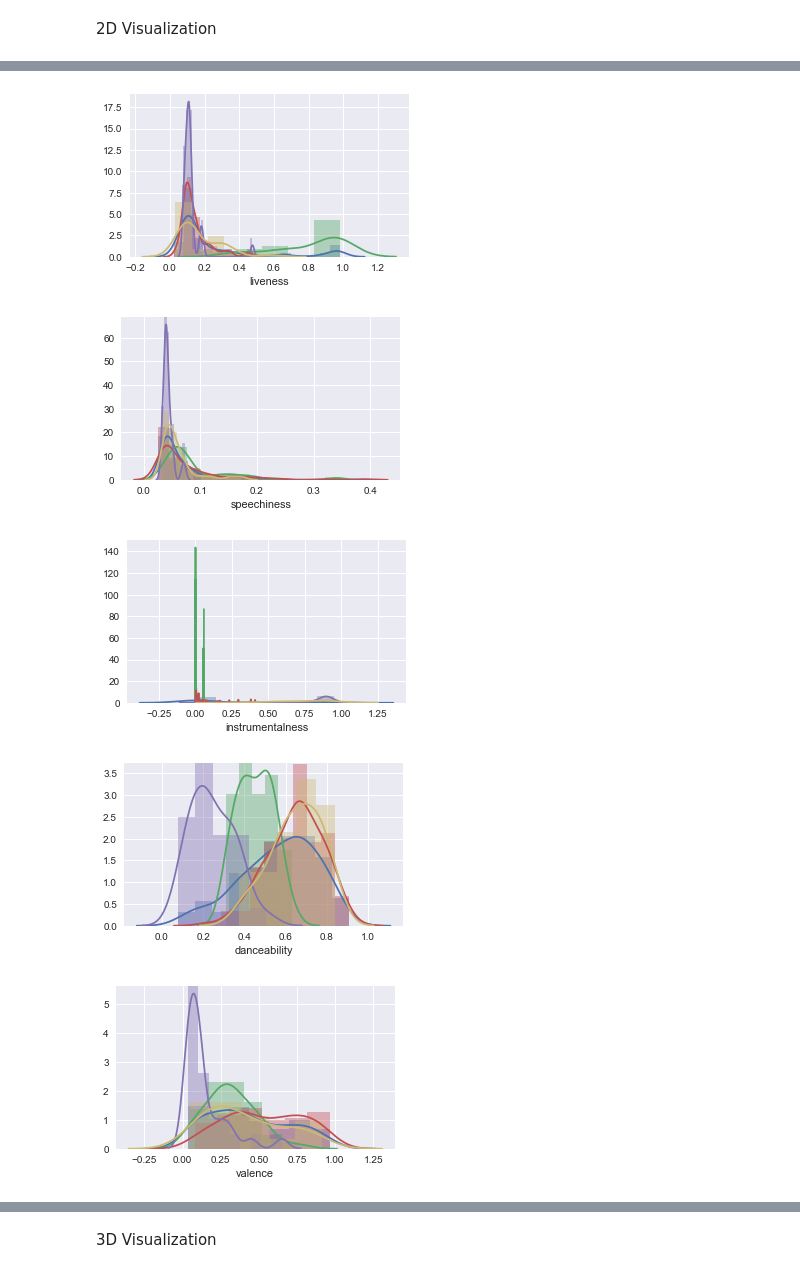
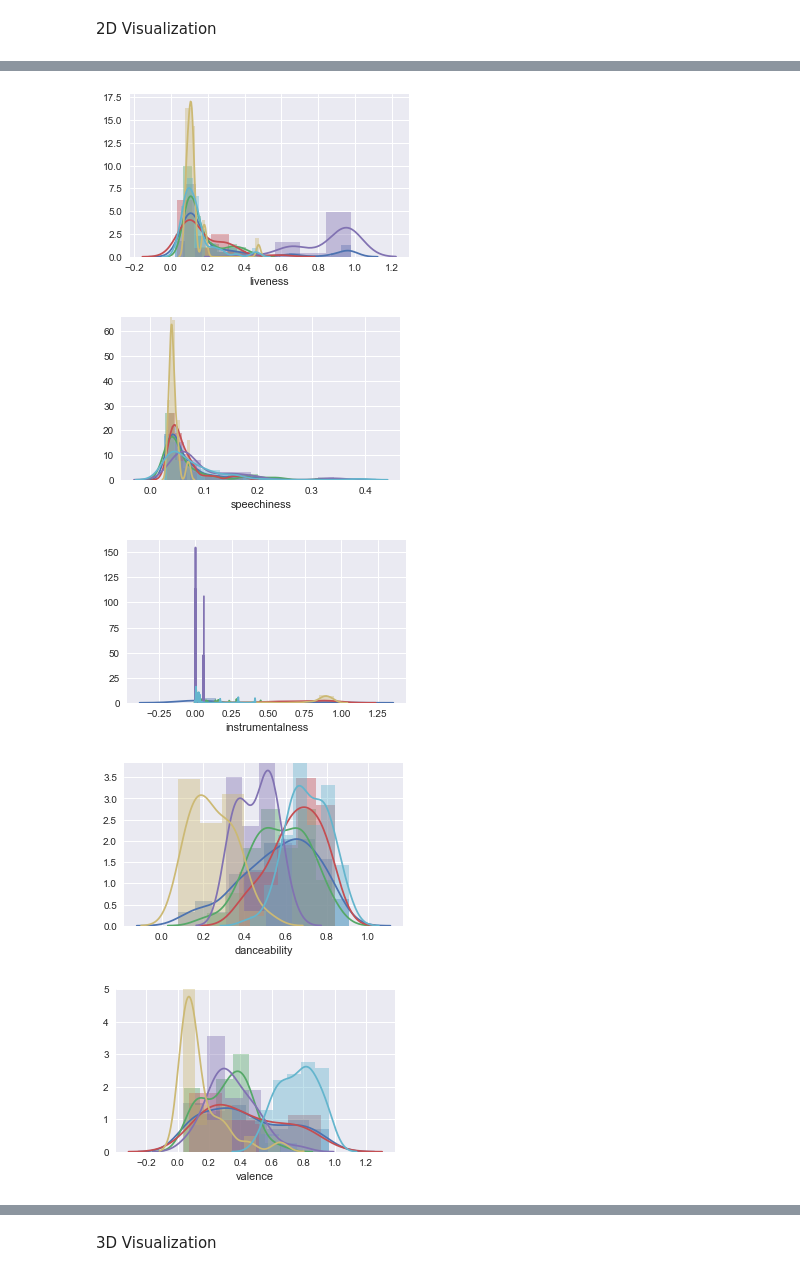
Before and after one commit to ie-mcsbt-team-c/spotify-clustering, a Jupyter notebook: Spotify Presentation.ipynb, the cells around one changed output, grey strips where cells are left out. Saved outputs shown, nothing was run; the diff lists cells and outputs as text; code cells hidden in the pictures.

```diff
--- a/Spotify Presentation.ipynb
+++ b/Spotify Presentation.ipynb
@@ -80,4 +80,4 @@ all_feats.select_dtypes(include= 'number').head(5)
 # EXPLORATION
 # %%
 all_feats.describe()
-all_feats = all_feats.drop("Unnamed: 0", axis = 1)
+#all_feats = all_feats.drop("Unnamed: 0", axis = 1)
@@ -334,7 +348,7 @@ For n_clusters = 6 The average silhouette_score is : 0.34366264241003364
 ValueError: shape mismatch: objects cannot be broadcast to a single shape
 [figure]
 # %%
-model = KMeans(n_clusters=4, init="k-means++", n_init=10, precompute_distances = True).fit(audio_array_scaled)
+model = KMeans(n_clusters=5, init="k-means++", n_init=10, precompute_distances = True).fit(audio_array_scaled)
 labels = model.fit_predict(audio_array_scaled)
 # %% [markdown]
 # VISUALIZATION
@@ -362,6 +376,8 @@ c1= audiofeats.loc[audiofeats['cluster'] == 0]
 c2= audiofeats.loc[audiofeats['cluster'] == 1]
 c3= audiofeats.loc[audiofeats['cluster'] == 2]
 c4= audiofeats.loc[audiofeats['cluster'] == 3]
+c5= audiofeats.loc[audiofeats['cluster'] == 4]
+
 
 import warnings; warnings.simplefilter('ignore')
 
@@ -372,6 +388,7 @@ sns.distplot(c1['energy'])
 sns.distplot(c2['energy'])
 sns.distplot(c3['energy'])
 sns.distplot(c4['energy'])
+sns.distplot(c5['energy'])
 plt.show()
 
 sns.distplot(audiofeats['liveness'])
@@ -379,6 +396,7 @@ sns.distplot(c1['liveness'])
 sns.distplot(c2['liveness'])
 sns.distplot(c3['liveness'])
 sns.distplot(c4['liveness'])
+sns.distplot(c5['liveness'])
 plt.show()
 
 sns.distplot(audiofeats['speechiness'])
@@ -386,6 +404,7 @@ sns.distplot(c1['speechiness'])
 sns.distplot(c2['speechiness'])
 sns.distplot(c3['speechiness'])
 sns.distplot(c4['speechiness'])
+sns.distplot(c5['speechiness'])
 plt.show()
 
 sns.distplot(audiofeats['instrumentalness'])
@@ -393,6 +412,7 @@ sns.distplot(c1['instrumentalness'])
 sns.distplot(c2['instrumentalness'])
 sns.distplot(c3['instrumentalness'])
 sns.distplot(c4['instrumentalness'])
+sns.distplot(c5['instrumentalness'])
 plt.show()
 
 sns.distplot(audiofeats['danceability'])
@@ -400,6 +420,7 @@ sns.distplot(c1['danceability'])
 sns.distplot(c2['danceability'])
 sns.distplot(c3['danceability'])
 sns.distplot(c4['danceability'])
+sns.distplot(c5['danceability'])
 plt.show()
 
 sns.distplot(audiofeats['valence'])
@@ -407,5 +428,6 @@ sns.distplot(c1['valence'])
 sns.distplot(c2['valence'])
 sns.distplot(c3['valence'])
 sns.distplot(c4['valence'])
+sns.distplot(c5['valence'])
 plt.show()
 # %% [output]
@@ -413,8 +435,8 @@ plt.show()
-[figure, old version]
+[figure, new version]
-[figure, old version]
+[figure, new version]
-[figure, old version]
+[figure, new version]
-[figure, old version]
+[figure, new version]
-[figure, old version]
+[figure, new version]
 # %%
 #Energy & Dancability have the greatest variance amongst clusters
 #Let´s use scatter plot with these two axes
```
Also changed, not shown: parts of 11 cells of this notebook.
